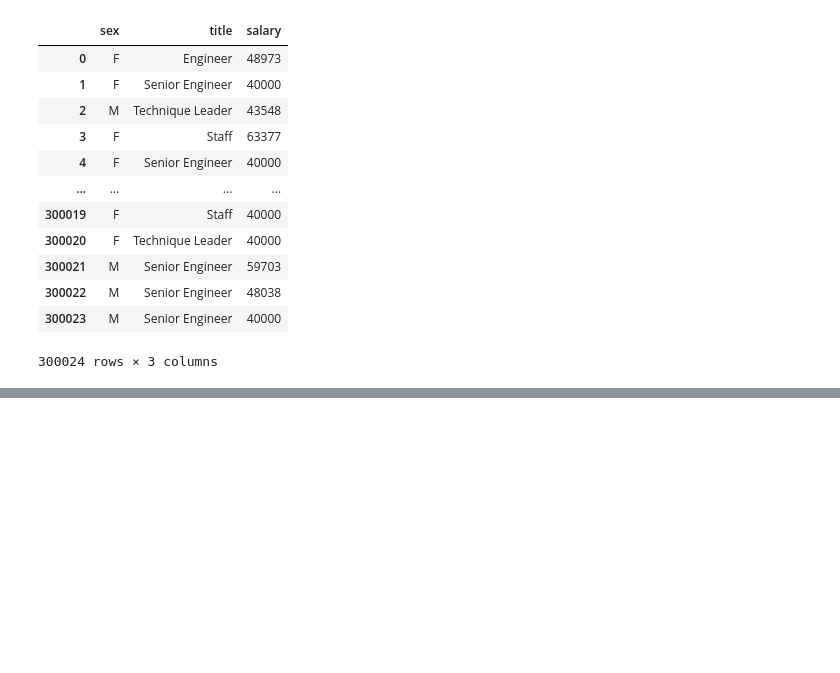
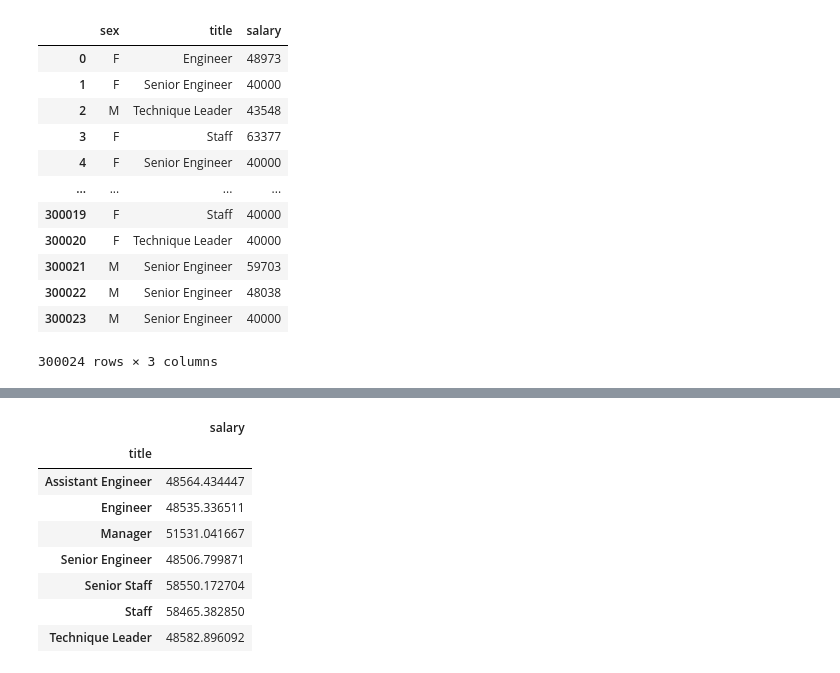
Before and after one commit to mmarange/sql-challenge, a Jupyter notebook: SQL challenge/EmployeeSQL/EmployeeSQL.ipynb, the cells around one changed output, grey strips where cells are left out. Cells and saved outputs as stored; diff of their text form; code cells hidden in the pictures; blank space fills up the shorter version.

```diff
--- a/SQL challenge/EmployeeSQL/EmployeeSQL.ipynb
+++ b/SQL challenge/EmployeeSQL/EmployeeSQL.ipynb
@@ -108,0 +116,13 @@ hist = employees_salary_db.hist()
+# %%
+salary_gby_mean = employees_salary_db.groupby(['title']).mean()
+salary_gby_mean
+# %% [output]
+|  | salary |
+| title |  |
+| Assistant Engineer | 48564.434447 |
+| Engineer | 48535.336511 |
+| Manager | 51531.041667 |
+| Senior Engineer | 48506.799871 |
+| Senior Staff | 58550.172704 |
+| Staff | 58465.382850 |
+| Technique Leader | 48582.896092 |
```
Also changed, not shown: parts of 5 cells of this notebook, 4 other files.
